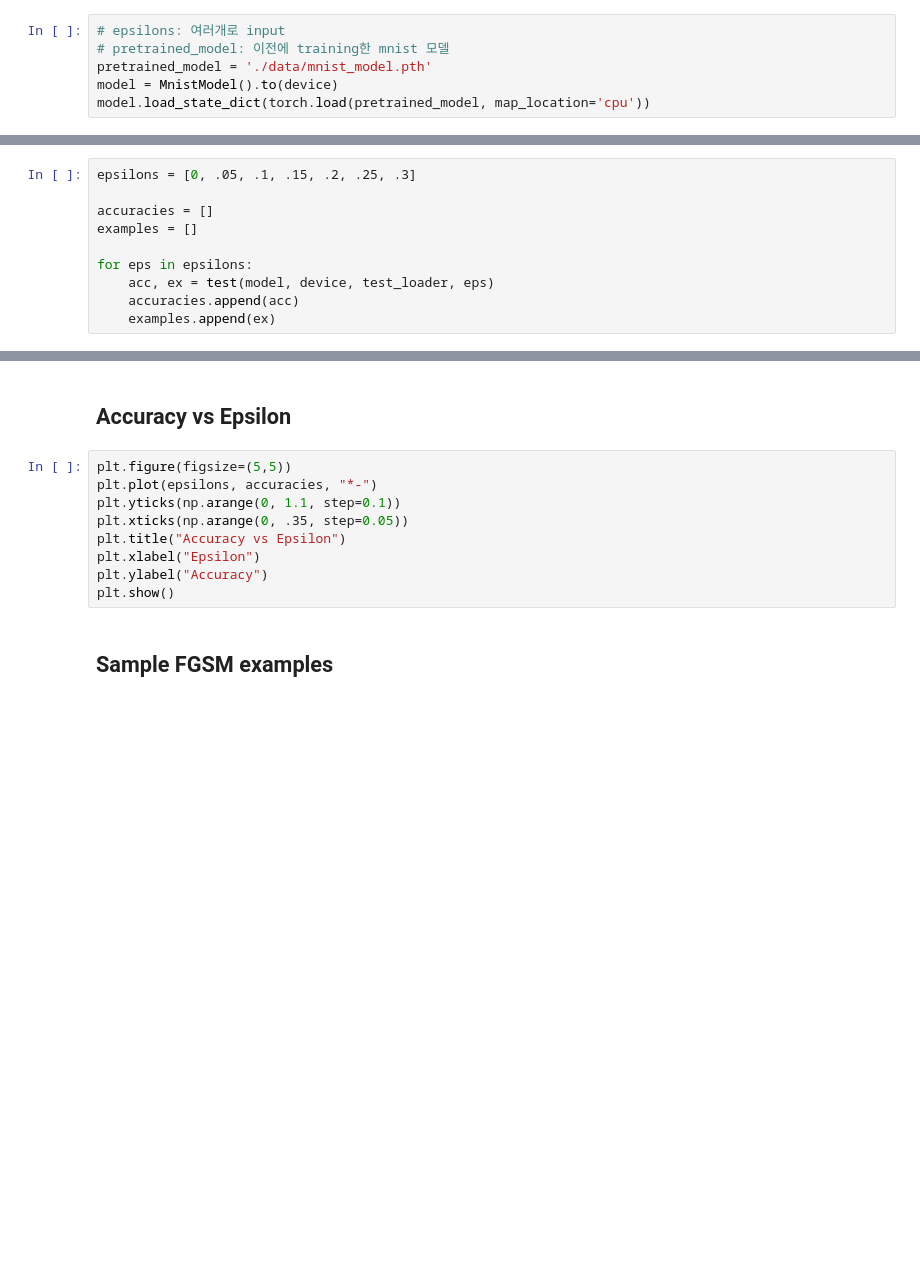
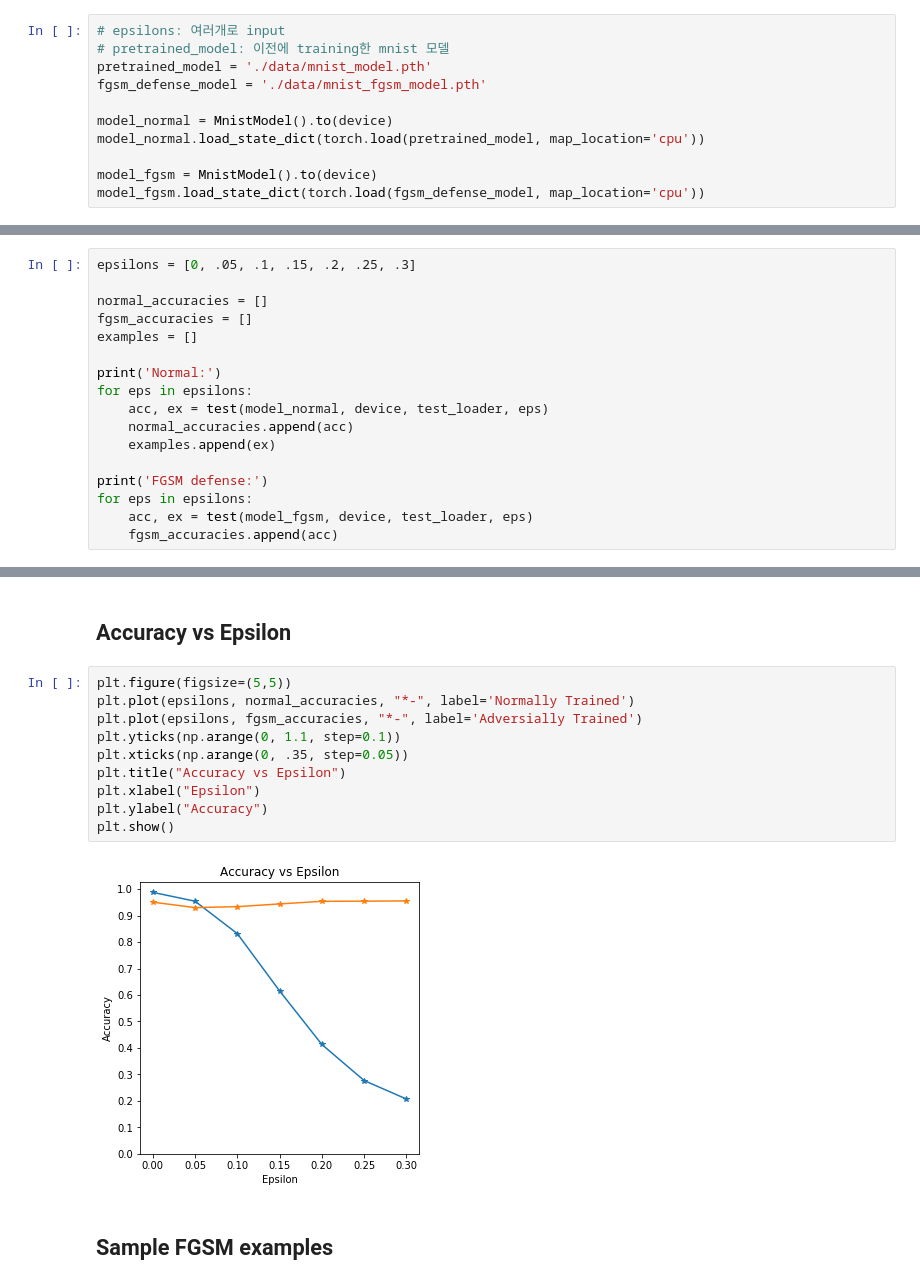
Before and after one commit to sanglee325/fgsm, a Jupyter notebook: fgsm_attack.ipynb, the cells around one changed output, grey strips where cells are left out. Cells and saved outputs as stored; diff of their text form; blank space fills up the shorter version.

Commit message:
Adversial trained model added

```diff
--- a/fgsm_attack.ipynb
+++ b/fgsm_attack.ipynb
@@ -139,8 +139,13 @@ CUDA Available: True
 # epsilons: 여러개로 input
 # pretrained_model: 이전에 training한 mnist 모델
 pretrained_model = './data/mnist_model.pth'
-model = MnistModel().to(device)
-model.load_state_dict(torch.load(pretrained_model, map_location='cpu'))
+fgsm_defense_model = './data/mnist_fgsm_model.pth'
+
+model_normal = MnistModel().to(device)
+model_normal.load_state_dict(torch.load(pretrained_model, map_location='cpu'))
+
+model_fgsm = MnistModel().to(device)
+model_fgsm.load_state_dict(torch.load(fgsm_defense_model, map_location='cpu'))
 # %% [output]
 <All keys matched successfully>
 # %% [markdown]
@@ -148,11 +153,18 @@ model.load_state_dict(torch.load(pretrained_model, map_location='cpu'))
 # %%
 epsilons = [0, .05, .1, .15, .2, .25, .3]
 
-accuracies = []
+normal_accuracies = []
+fgsm_accuracies = []
 examples = []
 
+print('Normal:')
 for eps in epsilons:
-    acc, ex = test(model, device, test_loader, eps)
-    accuracies.append(acc)
+    acc, ex = test(model_normal, device, test_loader, eps)
+    normal_accuracies.append(acc)
     examples.append(ex)
+
+print('FGSM defense:')
+for eps in epsilons:
+    acc, ex = test(model_fgsm, device, test_loader, eps)
+    fgsm_accuracies.append(acc)
 # %% [output]
@@ -168,13 +190,16 @@ Epsilon: 0.25   Test Accuracy = 2822 / 10000 = 0.2822
 ## Accuracy vs Epsilon
 # %%
 plt.figure(figsize=(5,5))
-plt.plot(epsilons, accuracies, "*-")
+plt.plot(epsilons, normal_accuracies, "*-", label='Normally Trained')
+plt.plot(epsilons, fgsm_accuracies, "*-", label='Adversially Trained')
 plt.yticks(np.arange(0, 1.1, step=0.1))
 plt.xticks(np.arange(0, .35, step=0.05))
 plt.title("Accuracy vs Epsilon")
 plt.xlabel("Epsilon")
 plt.ylabel("Accuracy")
 plt.show()
+# %% [output]
+[figure, added]
 # %% [markdown]
 ## Sample FGSM examples
 # %%
```
Also changed, not shown: parts of 2 cells of this notebook.
